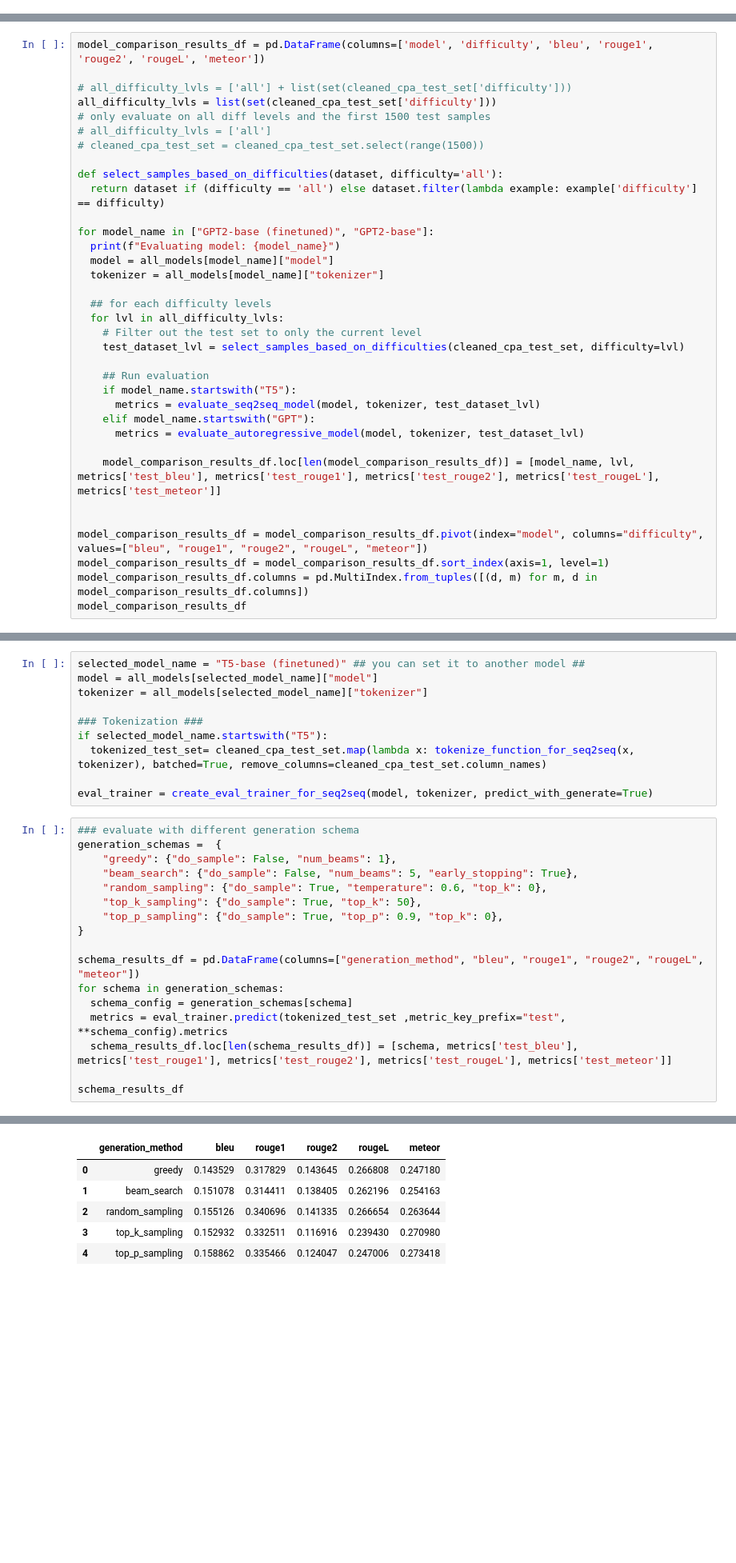
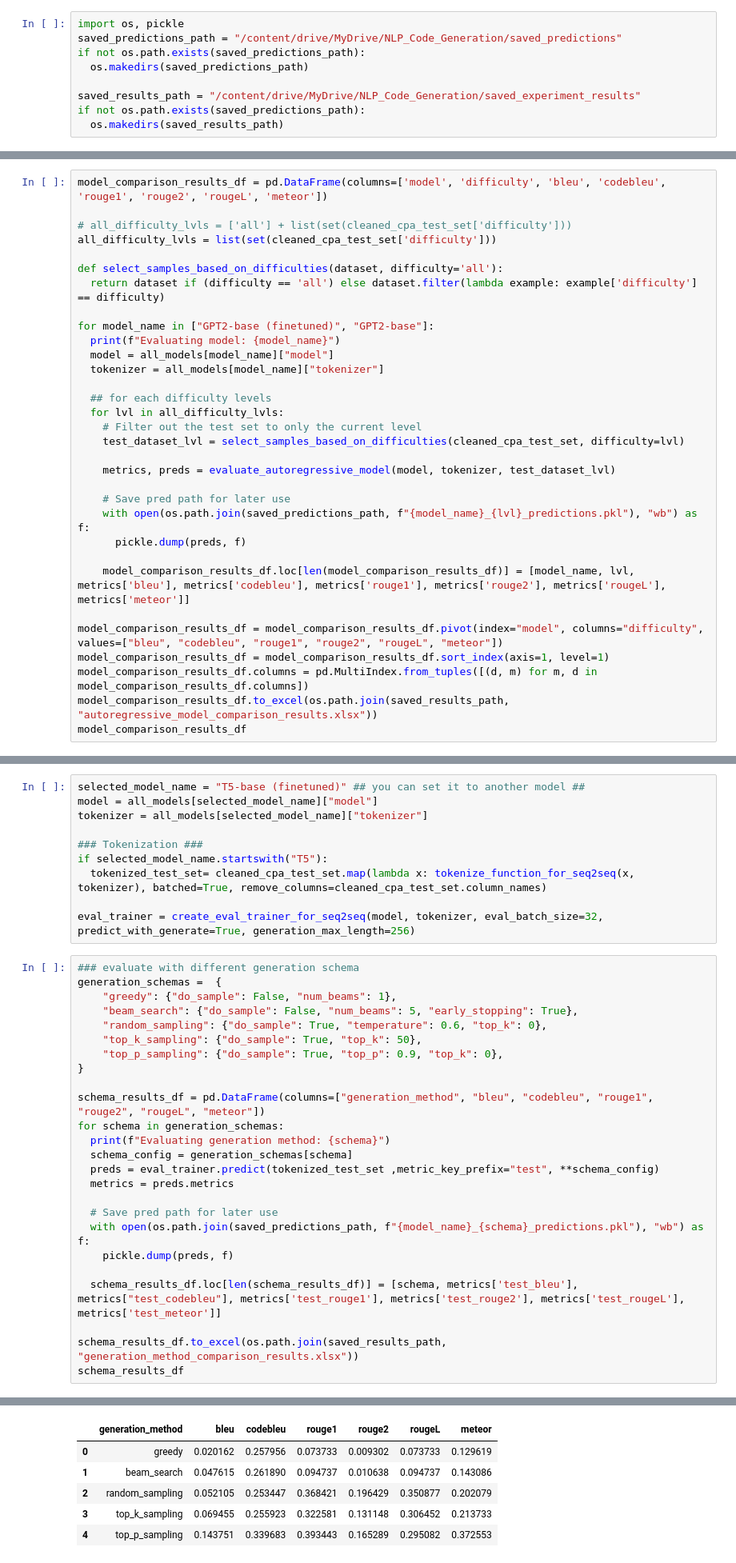
Before and after one commit to 18520339/python-auto-coder, a Jupyter notebook: code_generation_evaluation.ipynb, the cells around one changed output, grey strips where cells are left out. Shown at 80% size. Cells and saved outputs as stored; diff of their text form; blank space fills up the shorter version.

Commit message:
Update validation results to have codebleu

```diff
--- a/code_generation_evaluation.ipynb
+++ b/code_generation_evaluation.ipynb
@@ -268,5 +299,14 @@ def evaluate_autoregressive_model(model, tokenizer, test_dataset):
 # %% [markdown]
 ## 4. Run evaluation
+# %%
+import os, pickle
+saved_predictions_path = "/content/drive/MyDrive/NLP_Code_Generation/saved_predictions"
+if not os.path.exists(saved_predictions_path):
+  os.makedirs(saved_predictions_path)
+
+saved_results_path = "/content/drive/MyDrive/NLP_Code_Generation/saved_experiment_results"
+if not os.path.exists(saved_predictions_path):
+  os.makedirs(saved_results_path)
 # %% [markdown]
 ### 4.1. Comparison between different Seq2Seq on the entire test set (different difficulty levels)
 # %%
@@ -320,13 +361,10 @@ Evaluating model: T5-base
 # %% [markdown]
 ### 4.2. Comparison between Autoregressive model
 # %%
-model_comparison_results_df = pd.DataFrame(columns=['model', 'difficulty', 'bleu', 'rouge1', 'rouge2', 'rougeL', 'meteor'])
+model_comparison_results_df = pd.DataFrame(columns=['model', 'difficulty', 'bleu', 'codebleu', 'rouge1', 'rouge2', 'rougeL', 'meteor'])
 
 # all_difficulty_lvls = ['all'] + list(set(cleaned_cpa_test_set['difficulty']))
 all_difficulty_lvls = list(set(cleaned_cpa_test_set['difficulty']))
-# only evaluate on all diff levels and the first 1500 test samples
-# all_difficulty_lvls = ['all']
-# cleaned_cpa_test_set = cleaned_cpa_test_set.select(range(1500))
 
 def select_samples_based_on_difficulties(dataset, difficulty='all'):
   return dataset if (difficulty == 'all') else dataset.filter(lambda example: example['difficulty'] == difficulty)
@@ -341,18 +379,18 @@ for model_name in ["GPT2-base (finetuned)", "GPT2-base"]:
     # Filter out the test set to only the current level
     test_dataset_lvl = select_samples_based_on_difficulties(cleaned_cpa_test_set, difficulty=lvl)
 
-    ## Run evaluation
-    if model_name.startswith("T5"):
-      metrics = evaluate_seq2seq_model(model, tokenizer, test_dataset_lvl)
-    elif model_name.startswith("GPT"):
-      metrics = evaluate_autoregressive_model(model, tokenizer, test_dataset_lvl)
+    metrics, preds = evaluate_autoregressive_model(model, tokenizer, test_dataset_lvl)
 
-    model_comparison_results_df.loc[len(model_comparison_results_df)] = [model_name, lvl, metrics['test_bleu'], metrics['test_rouge1'], metrics['test_rouge2'], metrics['test_rougeL'], metrics['test_meteor']]
+    # Save pred path for later use
+    with open(os.path.join(saved_predictions_path, f"{model_name}_{lvl}_predictions.pkl"), "wb") as f:
+      pickle.dump(preds, f)
 
+    model_comparison_results_df.loc[len(model_comparison_results_df)] = [model_name, lvl, metrics['bleu'], metrics['codebleu'], metrics['rouge1'], metrics['rouge2'], metrics['rougeL'], metrics['meteor']]
 
-model_comparison_results_df = model_comparison_results_df.pivot(index="model", columns="difficulty", values=["bleu", "rouge1", "rouge2", "rougeL", "meteor"])
+model_comparison_results_df = model_comparison_results_df.pivot(index="model", columns="difficulty", values=["bleu", "codebleu", "rouge1", "rouge2", "rougeL", "meteor"])
 model_comparison_results_df = model_comparison_results_df.sort_index(axis=1, level=1)
 model_comparison_results_df.columns = pd.MultiIndex.from_tuples([(d, m) for m, d in model_comparison_results_df.columns])
+model_comparison_results_df.to_excel(os.path.join(saved_results_path, "autoregressive_model_comparison_results.xlsx"))
 model_comparison_results_df
 # %% [output]
 Evaluating model: GPT2-base (finetuned)
@@ -375,7 +411,7 @@ tokenizer = all_models[selected_model_name]["tokenizer"]
 if selected_model_name.startswith("T5"):
   tokenized_test_set= cleaned_cpa_test_set.map(lambda x: tokenize_function_for_seq2seq(x, tokenizer), batched=True, remove_columns=cleaned_cpa_test_set.column_names)
 
-eval_trainer = create_eval_trainer_for_seq2seq(model, tokenizer, predict_with_generate=True)
+eval_trainer = create_eval_trainer_for_seq2seq(model, tokenizer, eval_batch_size=32, predict_with_generate=True, generation_max_length=256)
 # %%
 ### evaluate with different generation schema
 generation_schemas =  {
@@ -386,11 +422,19 @@ generation_schemas =  {
     "top_p_sampling": {"do_sample": True, "top_p": 0.9, "top_k": 0},
 }
 
-schema_results_df = pd.DataFrame(columns=["generation_method", "bleu", "rouge1", "rouge2", "rougeL", "meteor"])
+schema_results_df = pd.DataFrame(columns=["generation_method", "bleu", "codebleu", "rouge1", "rouge2", "rougeL", "meteor"])
 for schema in generation_schemas:
+  print(f"Evaluating generation method: {schema}")
   schema_config = generation_schemas[schema]
-  metrics = eval_trainer.predict(tokenized_test_set ,metric_key_prefix="test", **schema_config).metrics
-  schema_results_df.loc[len(schema_results_df)] = [schema, metrics['test_bleu'], metrics['test_rouge1'], metrics['test_rouge2'], metrics['test_rougeL'], metrics['test_meteor']]
+  preds = eval_trainer.predict(tokenized_test_set ,metric_key_prefix="test", **schema_config)
+  metrics = preds.metrics
 
+  # Save pred path for later use
+  with open(os.path.join(saved_predictions_path, f"{model_name}_{schema}_predictions.pkl"), "wb") as f:
+    pickle.dump(preds, f)
+
+  schema_results_df.loc[len(schema_results_df)] = [schema, metrics['test_bleu'], metrics["test_codebleu"], metrics['test_rouge1'], metrics['test_rouge2'], metrics['test_rougeL'], metrics['test_meteor']]
+
+schema_results_df.to_excel(os.path.join(saved_results_path, "generation_method_comparison_results.xlsx"))
 schema_results_df
 # %% [output]
@@ -401,7 +450,7 @@ schema_results_df
 [interactive output not drawn]
-|  | generation_method | bleu | rouge1 | rouge2 | rougeL | meteor |
-| 0 | greedy | 0.143529 | 0.317829 | 0.143645 | 0.266808 | 0.247180 |
-| 1 | beam_search | 0.151078 | 0.314411 | 0.138405 | 0.262196 | 0.254163 |
-| 2 | random_sampling | 0.155126 | 0.340696 | 0.141335 | 0.266654 | 0.263644 |
-| 3 | top_k_sampling | 0.152932 | 0.332511 | 0.116916 | 0.239430 | 0.270980 |
-| 4 | top_p_sampling | 0.158862 | 0.335466 | 0.124047 | 0.247006 | 0.273418 |
+|  | generation_method | bleu | codebleu | rouge1 | rouge2 | rougeL | meteor |
+| 0 | greedy | 0.020162 | 0.257956 | 0.073733 | 0.009302 | 0.073733 | 0.129619 |
+| 1 | beam_search | 0.047615 | 0.261890 | 0.094737 | 0.010638 | 0.094737 | 0.143086 |
+| 2 | random_sampling | 0.052105 | 0.253447 | 0.368421 | 0.196429 | 0.350877 | 0.202079 |
+| 3 | top_k_sampling | 0.069455 | 0.255923 | 0.322581 | 0.131148 | 0.306452 | 0.213733 |
+| 4 | top_p_sampling | 0.143751 | 0.339683 | 0.393443 | 0.165289 | 0.295082 | 0.372553 |
```
Also changed, not shown: parts of 9 cells of this notebook, 5 other files.
